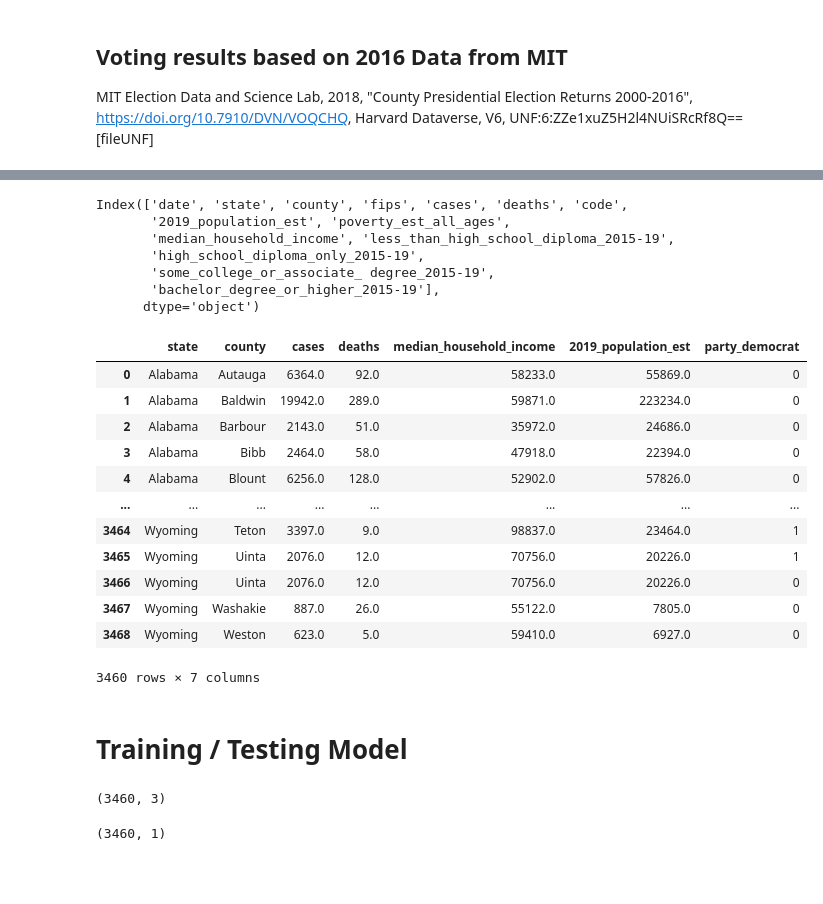
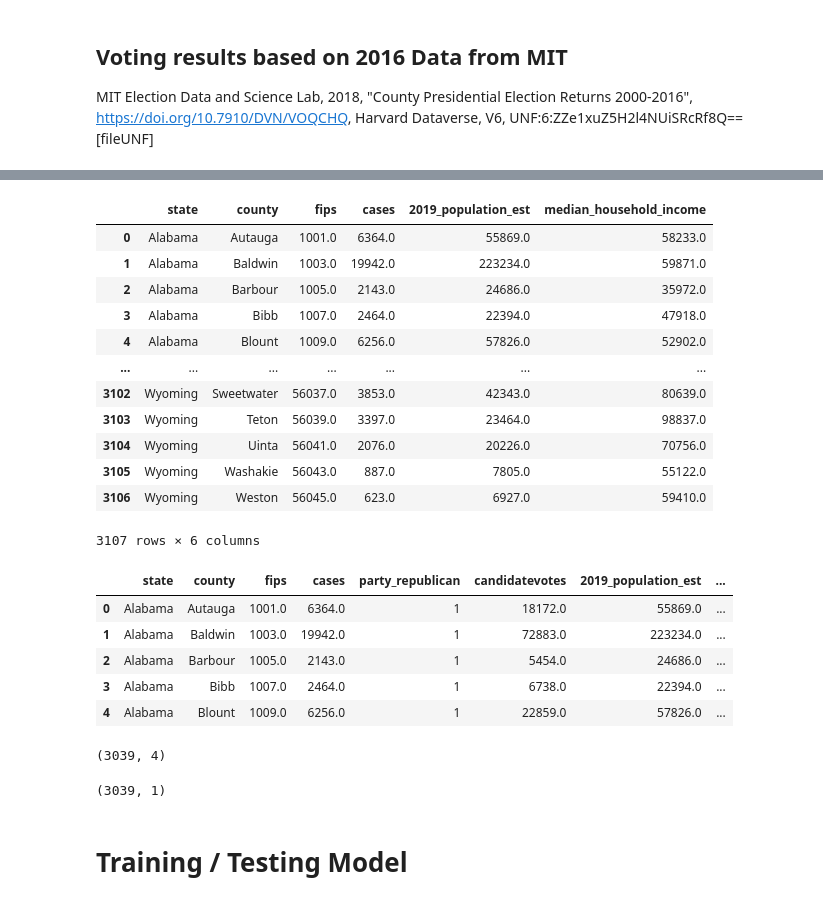
Before and after one commit to CCom20/covid-ml-application, a Jupyter notebook: notebooks/county_machine_learning_notebook.ipynb, the cells around one changed output, grey strips where cells are left out. Saved outputs shown, nothing was run; the diff lists cells and outputs as text; code cells hidden in the pictures; blank space fills up the shorter version.

```diff
--- a/notebooks/county_machine_learning_notebook.ipynb
+++ b/notebooks/county_machine_learning_notebook.ipynb
@@ -51,10 +74,16 @@ data.drop(columns={"Unnamed: 0"}, inplace=True)
 # %%
-data.columns
+data
 # %% [output]
+|  | state | county | fips | cases | 2019_population_est | median_household_income |
+| 0 | Alabama | Autauga | 1001.0 | 6364.0 | 55869.0 | 58233.0 |
+| 1 | Alabama | Baldwin | 1003.0 | 19942.0 | 223234.0 | 59871.0 |
+| 2 | Alabama | Barbour | 1005.0 | 2143.0 | 24686.0 | 35972.0 |
+| 3 | Alabama | Bibb | 1007.0 | 2464.0 | 22394.0 | 47918.0 |
+| 4 | Alabama | Blount | 1009.0 | 6256.0 | 57826.0 | 52902.0 |
+| ... | ... | ... | ... | ... | ... | ... |
+| 3102 | Wyoming | Sweetwater | 56037.0 | 3853.0 | 42343.0 | 80639.0 |
+| 3103 | Wyoming | Teton | 56039.0 | 3397.0 | 23464.0 | 98837.0 |
+| 3104 | Wyoming | Uinta | 56041.0 | 2076.0 | 20226.0 | 70756.0 |
+| 3105 | Wyoming | Washakie | 56043.0 | 887.0 | 7805.0 | 55122.0 |
+| 3106 | Wyoming | Weston | 56045.0 | 623.0 | 6927.0 | 59410.0 |
-Index(['date', 'state', 'county', 'fips', 'cases', 'deaths', 'code',
-       '2019_population_est', 'poverty_est_all_ages',
-       'median_household_income', 'less_than_high_school_diploma_2015-19',
-       'high_school_diploma_only_2015-19',
-       'some_college_or_associate_ degree_2015-19',
-       'bachelor_degree_or_higher_2015-19'],
-      dtype='object')
+3107 rows × 6 columns
@@ -65,40 +90,28 @@ analysis_df.drop(columns={"date", "fips",}, inplace=True)
+# %%
+analysis_df = political_leaning_df.merge(data, how="inner")
 # %%
-analysis_df = analysis_df[["state", "county", "party", "cases", "deaths", "median_household_income", "2019_population_est"]]
+analysis_df = analysis_df[["state", "county", "fips", "cases", "party_republican", "candidatevotes", "2019_population_est", "median_household_income"]]
-# %%
-analysis_df = pd.get_dummies(analysis_df, columns=["party"])
-# %%
-analysis_df.drop(columns={"party_republican"}, inplace=True)
 # %%
-analysis_df
+analysis_df.head()
 # %% [output]
-|  | state | county | cases | deaths | median_household_income | 2019_population_est | party_democrat |
-| 0 | Alabama | Autauga | 6364.0 | 92.0 | 58233.0 | 55869.0 | 0 |
-| 1 | Alabama | Baldwin | 19942.0 | 289.0 | 59871.0 | 223234.0 | 0 |
-| 2 | Alabama | Barbour | 2143.0 | 51.0 | 35972.0 | 24686.0 | 0 |
-| 3 | Alabama | Bibb | 2464.0 | 58.0 | 47918.0 | 22394.0 | 0 |
-| 4 | Alabama | Blount | 6256.0 | 128.0 | 52902.0 | 57826.0 | 0 |
-| ... | ... | ... | ... | ... | ... | ... | ... |
-| 3464 | Wyoming | Teton | 3397.0 | 9.0 | 98837.0 | 23464.0 | 1 |
-| 3465 | Wyoming | Uinta | 2076.0 | 12.0 | 70756.0 | 20226.0 | 1 |
-| 3466 | Wyoming | Uinta | 2076.0 | 12.0 | 70756.0 | 20226.0 | 0 |
-| 3467 | Wyoming | Washakie | 887.0 | 26.0 | 55122.0 | 7805.0 | 0 |
-| 3468 | Wyoming | Weston | 623.0 | 5.0 | 59410.0 | 6927.0 | 0 |
+|  | state | county | fips | cases | party_republican | candidatevotes | 2019_population_est | ... |
+| 0 | Alabama | Autauga | 1001.0 | 6364.0 | 1 | 18172.0 | 55869.0 | ... |
+| 1 | Alabama | Baldwin | 1003.0 | 19942.0 | 1 | 72883.0 | 223234.0 | ... |
+| 2 | Alabama | Barbour | 1005.0 | 2143.0 | 1 | 5454.0 | 24686.0 | ... |
+| 3 | Alabama | Bibb | 1007.0 | 2464.0 | 1 | 6738.0 | 22394.0 | ... |
+| 4 | Alabama | Blount | 1009.0 | 6256.0 | 1 | 22859.0 | 57826.0 | ... |
-3460 rows × 7 columns
+# %%
+X = analysis_df.iloc[:,4:]
+X.shape
+# %% [output]
+(3039, 4)
+# %%
+y = analysis_df["cases"].values.reshape(-1, 1)
+y.shape
+# %% [output]
+(3039, 1)
 # %% [markdown]
 # Training  / Testing Model
-# %%
-# PLot each of these factors agains coivd, what trends factor by factor
-# Python grid plot
-# Possibly just remove some ind. variables w/ high correlation to each other.
-X = analysis_df.iloc[:, 4:]
-X.shape
-# %% [output]
-(3460, 3)
-# %%
-y = analysis_df["cases"].values.reshape(-1, 1)
-y.shape
-# %% [output]
-(3460, 1)
 # %%
 from sklearn.model_selection import train_test_split
 
```
Also changed, not shown: parts of 74 cells of this notebook, 1 other file.
